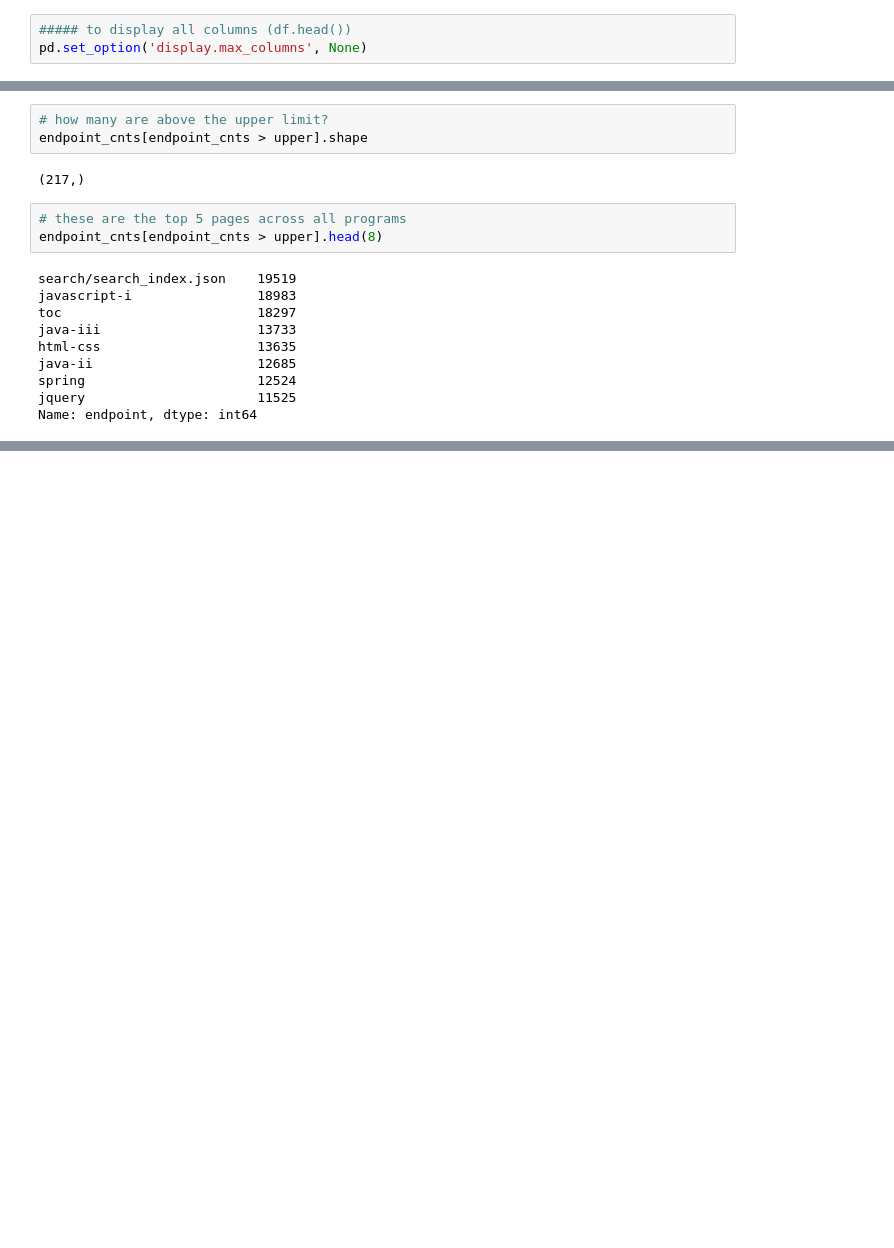
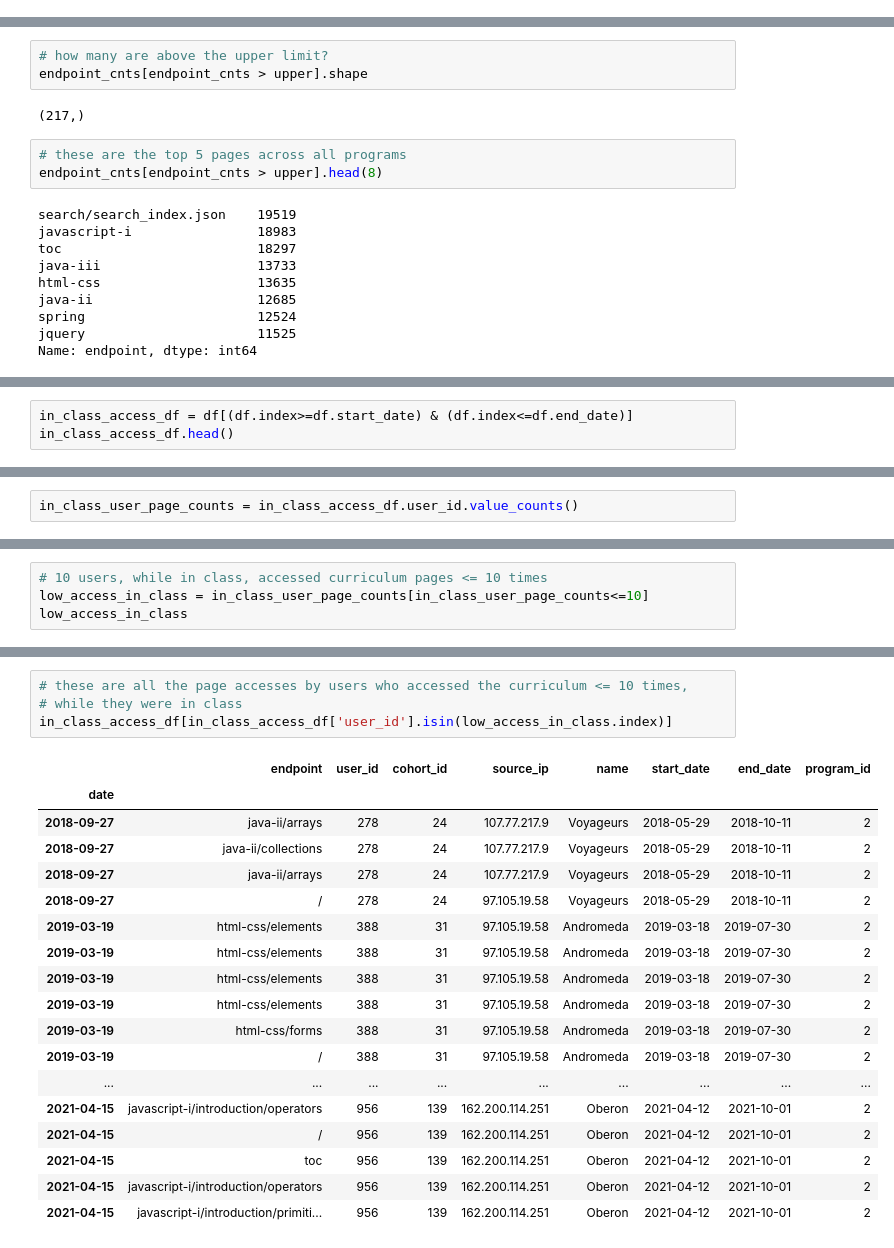
Before and after one commit to codeup-divergence/project-anomaly-detection, a Jupyter notebook: corey_explore.ipynb, the cells around one changed output, grey strips where cells are left out. Cells and saved outputs as stored; diff of their text form; blank space fills up the shorter version.

```diff
--- a/corey_explore.ipynb
+++ b/corey_explore.ipynb
@@ -248,3 +240,0 @@ p4_df = df[(df.program_id == 4) & (df.endpoint != '/')]
-# %%
-##### to display all columns (df.head())
-pd.set_option('display.max_columns', None)
@@ -862,0 +944,3 @@ Name: endpoint, dtype: int64
+# %%
+in_class_access_df = df[(df.index>=df.start_date) & (df.index<=df.end_date)]
+in_class_access_df.head()
@@ -862,0 +967,2 @@ Name: endpoint, dtype: int64
+# %%
+in_class_user_page_counts = in_class_access_df.user_id.value_counts()
@@ -862,0 +974,4 @@ Name: endpoint, dtype: int64
+# %%
+# 10 users, while in class, accessed curriculum pages <= 10 times
+low_access_in_class = in_class_user_page_counts[in_class_user_page_counts<=10]
+low_access_in_class
@@ -862,0 +990,23 @@ Name: endpoint, dtype: int64
+# %%
+# these are all the page accesses by users who accessed the curriculum <= 10 times,
+# while they were in class
+in_class_access_df[in_class_access_df['user_id'].isin(low_access_in_class.index)]
+# %% [output]
+|  | endpoint | user_id | cohort_id | source_ip | name | start_date | end_date | program_id |
+| date |  |  |  |  |  |  |  |  |
+| 2018-09-27 | java-ii/arrays | 278 | 24 | 107.77.217.9 | Voyageurs | 2018-05-29 | 2018-10-11 | 2 |
+| 2018-09-27 | java-ii/collections | 278 | 24 | 107.77.217.9 | Voyageurs | 2018-05-29 | 2018-10-11 | 2 |
+| 2018-09-27 | java-ii/arrays | 278 | 24 | 107.77.217.9 | Voyageurs | 2018-05-29 | 2018-10-11 | 2 |
+| 2018-09-27 | / | 278 | 24 | 97.105.19.58 | Voyageurs | 2018-05-29 | 2018-10-11 | 2 |
+| 2019-03-19 | html-css/elements | 388 | 31 | 97.105.19.58 | Andromeda | 2019-03-18 | 2019-07-30 | 2 |
+| 2019-03-19 | html-css/elements | 388 | 31 | 97.105.19.58 | Andromeda | 2019-03-18 | 2019-07-30 | 2 |
+| 2019-03-19 | html-css/elements | 388 | 31 | 97.105.19.58 | Andromeda | 2019-03-18 | 2019-07-30 | 2 |
+| 2019-03-19 | html-css/elements | 388 | 31 | 97.105.19.58 | Andromeda | 2019-03-18 | 2019-07-30 | 2 |
+| 2019-03-19 | html-css/forms | 388 | 31 | 97.105.19.58 | Andromeda | 2019-03-18 | 2019-07-30 | 2 |
+| 2019-03-19 | / | 388 | 31 | 97.105.19.58 | Andromeda | 2019-03-18 | 2019-07-30 | 2 |
+| ... | ... | ... | ... | ... | ... | ... | ... | ... |
+| 2021-04-15 | javascript-i/introduction/operators | 956 | 139 | 162.200.114.251 | Oberon | 2021-04-12 | 2021-10-01 | 2 |
+| 2021-04-15 | / | 956 | 139 | 162.200.114.251 | Oberon | 2021-04-12 | 2021-10-01 | 2 |
+| 2021-04-15 | toc | 956 | 139 | 162.200.114.251 | Oberon | 2021-04-12 | 2021-10-01 | 2 |
+| 2021-04-15 | javascript-i/introduction/operators | 956 | 139 | 162.200.114.251 | Oberon | 2021-04-12 | 2021-10-01 | 2 |
+| 2021-04-15 | javascript-i/introduction/primiti... | 956 | 139 | 162.200.114.251 | Oberon | 2021-04-12 | 2021-10-01 | 2 |
```
Also changed, not shown: parts of 27 cells of this notebook.
